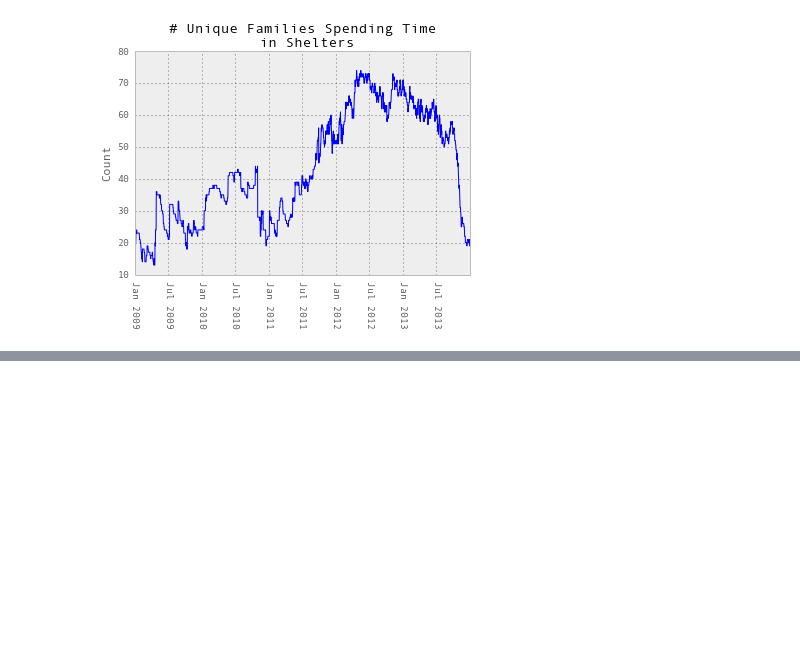
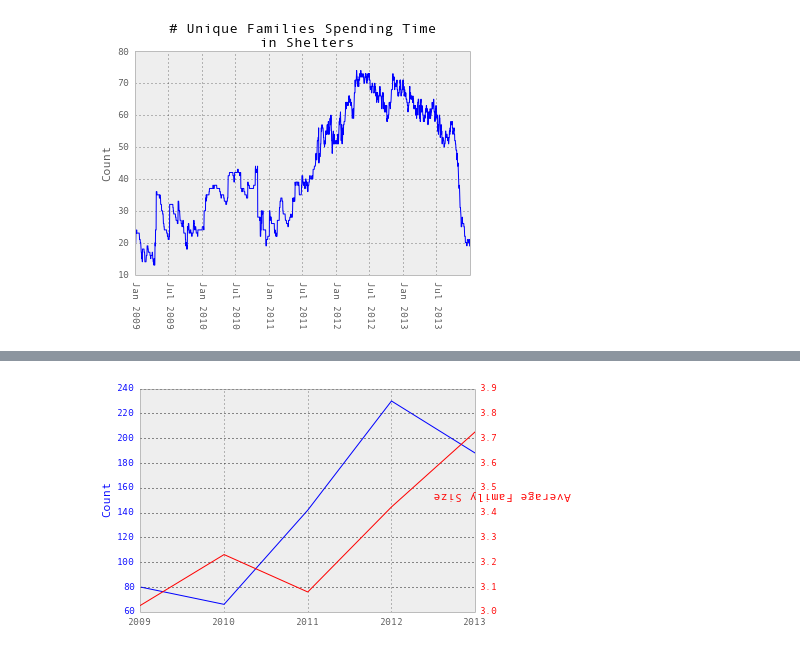
Before and after one commit to carlshan/sf-homelessness, a Jupyter notebook: exploration/2014-11-04-metrics [Carl].ipynb, the cells around one changed output, grey strips where cells are left out. Saved outputs shown, nothing was run; the diff lists cells and outputs as text; code cells hidden in the pictures; blank space fills up the shorter version.

```diff
--- a/exploration/2014-11-04-metrics [Carl].ipynb
+++ b/exploration/2014-11-04-metrics [Carl].ipynb
@@ -652,0 +659,2 @@ plt.ylabel('Count')
+# %%
+family_sizes = family_sizes.reset_index().rename(columns={0: 'Family Size'})
@@ -652,0 +670,6 @@ plt.ylabel('Count')
+# %%
+program = program.merge(family_sizes, left_on=['Family Identifier',
+                                    'Program Start Date'],
+                            right_on=['Family Identifier',
+                                      'Program Start Date'],
+                            how='left')
@@ -652,0 +684,2 @@ plt.ylabel('Count')
+# %%
+year_range = range(2009, 2014)
@@ -652,0 +742,11 @@ plt.ylabel('Count')
+# %%
+n = np.array([])
+med_fam = np.array([])
+for year in year_range:
+    filtered_program = program[(program['Program Start Year'] == year)
+        & program['Family?']
+        & program['Program Name'].isin(valid_programs)]
+    num_families = filtered_program['Family Identifier'].unique().shape[0]
+    med_fam_size = filtered_program['Family Size'].mean()
+    n = np.append(n, num_families)
+    med_fam = np.append(med_fam, med_fam_size)
@@ -652,0 +757,18 @@ plt.ylabel('Count')
+# %%
+fig, ax1 = plt.subplots()
+plt.plot(year_range, n, 'b')
+ax1.set_ylabel('Count', color='b')
+for t1 in ax1.get_yticklabels():
+    t1.set_color('b')
+
+ax2 = ax1.twinx()
+ax2.plot(year_range, med_fam, 'r')
+plt.yticks(np.arange(3, 4, 0.1), np.arange(3, 5, 0.1))
+ax2.set_ylabel('Average Family Size', color='r', rotation=)
+for t2 in ax2.get_yticklabels():
+    t2.set_color('r')
+plt.xticks(year_range, year_range)
+
+plt.savefig('images/Count and Family Size over Time.png', dpi=400)
+# %% [output]
+[figure, added]
```
Also changed, not shown: parts of 13 cells of this notebook.
